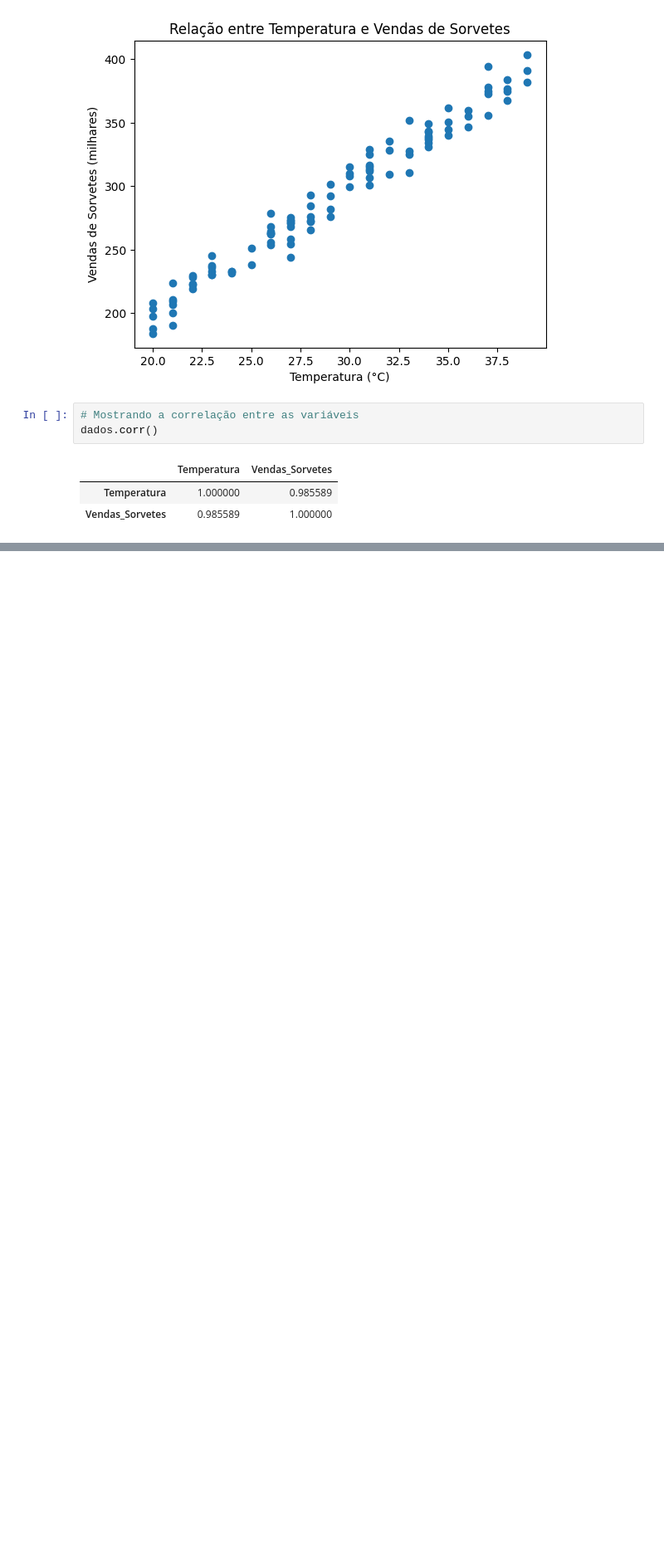
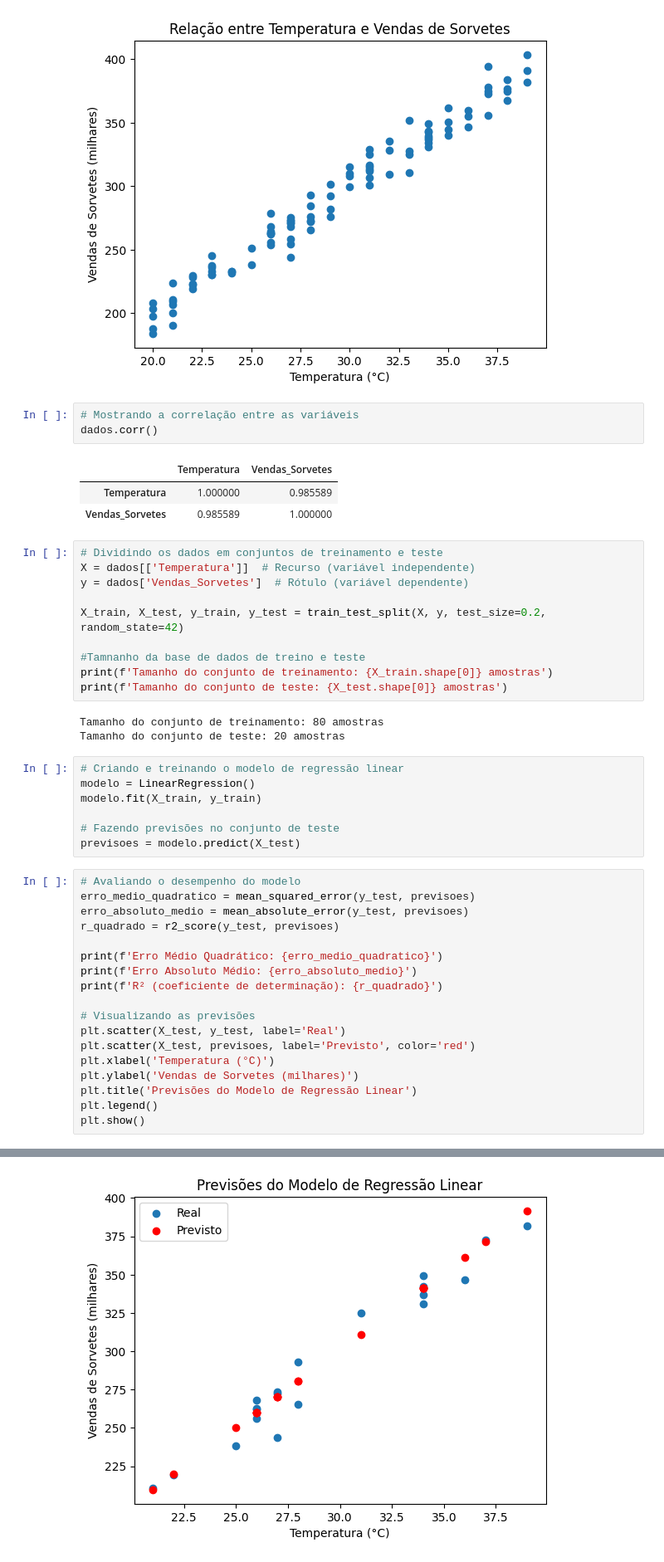
Before and after one commit to AnaPRodrigues/postech-ia, a Jupyter notebook: machile-learning/aula2/regressao_linear_simples.ipynb, the cells around one changed output, grey strips where cells are left out. Shown: that part at 83% size. Drawn from its saved outputs; the diff is of its cells as text; blank space fills up the shorter version.

Commit message:
feat: terminando reg linear simples e multipla

```diff
--- a/machile-learning/aula2/regressao_linear_simples.ipynb
+++ b/machile-learning/aula2/regressao_linear_simples.ipynb
@@ -32,3 +32,42 @@ dados.corr()
 |  | Temperatura | Vendas_Sorvetes |
 | Temperatura | 1.000000 | 0.985589 |
 | Vendas_Sorvetes | 0.985589 | 1.000000 |
+# %%
+# Dividindo os dados em conjuntos de treinamento e teste
+X = dados[['Temperatura']]  # Recurso (variável independente)
+y = dados['Vendas_Sorvetes']  # Rótulo (variável dependente)
+
+X_train, X_test, y_train, y_test = train_test_split(X, y, test_size=0.2, random_state=42)
+
+#Tamnanho da base de dados de treino e teste
+print(f'Tamanho do conjunto de treinamento: {X_train.shape[0]} amostras')
+print(f'Tamanho do conjunto de teste: {X_test.shape[0]} amostras')
+# %% [output]
+Tamanho do conjunto de treinamento: 80 amostras
+Tamanho do conjunto de teste: 20 amostras
+# %%
+# Criando e treinando o modelo de regressão linear
+modelo = LinearRegression()
+modelo.fit(X_train, y_train)
+
+# Fazendo previsões no conjunto de teste
+previsoes = modelo.predict(X_test)
+# %%
+# Avaliando o desempenho do modelo
+erro_medio_quadratico = mean_squared_error(y_test, previsoes)
+erro_absoluto_medio = mean_absolute_error(y_test, previsoes)
+r_quadrado = r2_score(y_test, previsoes)
+
+print(f'Erro Médio Quadrático: {erro_medio_quadratico}')
+print(f'Erro Absoluto Médio: {erro_absoluto_medio}')
+print(f'R² (coeficiente de determinação): {r_quadrado}')
+
+# Visualizando as previsões
+plt.scatter(X_test, y_test, label='Real')
+plt.scatter(X_test, previsoes, label='Previsto', color='red')
+plt.xlabel('Temperatura (°C)')
+plt.ylabel('Vendas de Sorvetes (milhares)')
+plt.title('Previsões do Modelo de Regressão Linear')
+plt.legend()
+plt.show()
+# %% [output]
@@ -34,0 +77 @@ dados.corr()
+[figure, added]
```
Also changed, not shown: parts of 1 cell of this notebook, 2 other files.
